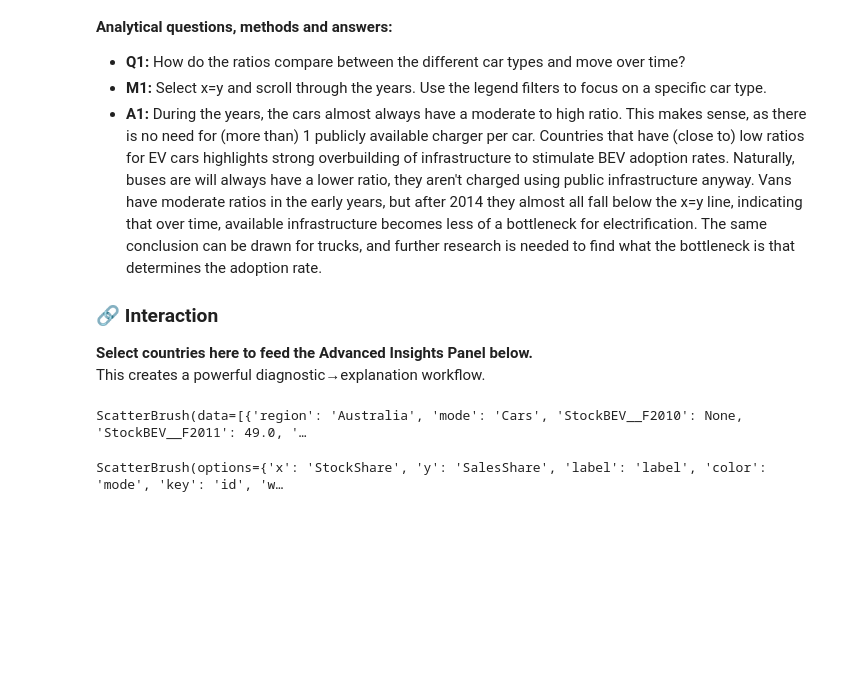
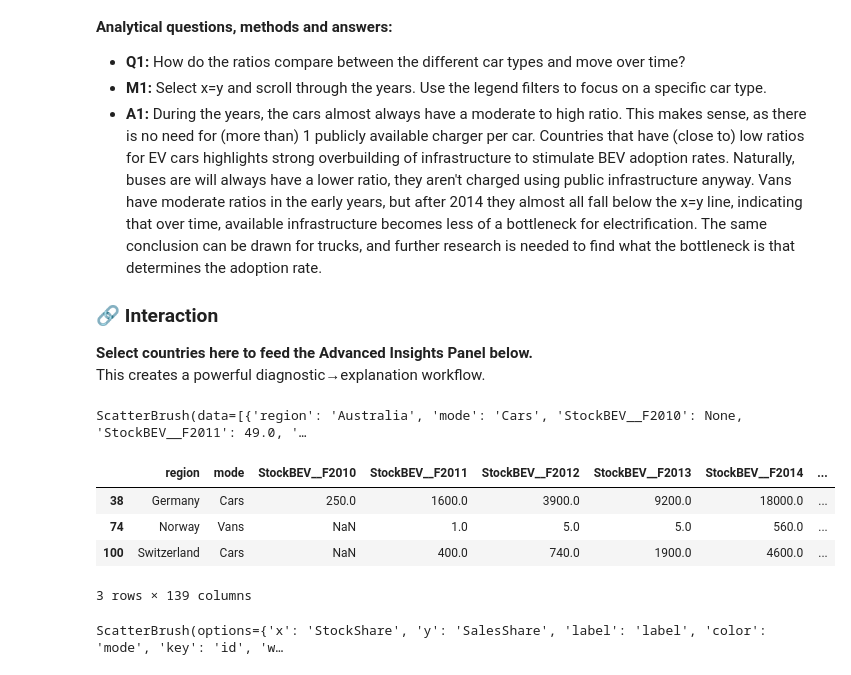
Before and after one commit to ChristianFrisancho/Proyect-Visualization, a Jupyter notebook: P6_deliverable_final.ipynb, the cells around one changed output. Cells and saved outputs as stored; diff of their text form; code cells hidden in the pictures; blank space fills up the shorter version.

Commit message:
mini fix in p6 notebook to show js <> py communication

```diff
--- a/P6_deliverable_final.ipynb
+++ b/P6_deliverable_final.ipynb
@@ -347,6 +347,17 @@ w = ScatterBrush(
 w
 # %% [output]
 ScatterBrush(data=[{'region': 'Australia', 'mode': 'Cars', 'StockBEV__F2010': None, 'StockBEV__F2011': 49.0, '…
+# %%
+#Run this cell to show active current selection, solely to highlight js <> py communication
+sel = w.selection or {}
+keys = sel.get("keys", []) or []
+wide[wide["id"].isin(keys)]
+# %% [output]
+|  | region | mode | StockBEV__F2010 | StockBEV__F2011 | StockBEV__F2012 | StockBEV__F2013 | StockBEV__F2014 | ... |
+| 38 | Germany | Cars | 250.0 | 1600.0 | 3900.0 | 9200.0 | 18000.0 | ... |
+| 74 | Norway | Vans | NaN | 1.0 | 5.0 | 5.0 | 560.0 | ... |
+| 100 | Switzerland | Cars | NaN | 400.0 | 740.0 | 1900.0 | 4600.0 | ... |
+3 rows × 139 columns
 # %%
 # --- Minimal linked view: second scatter mirrors selection + axes (options-based) ---
 from Isea.scatter import ScatterBrush
```
Also changed, not shown: parts of 2 cells of this notebook.
